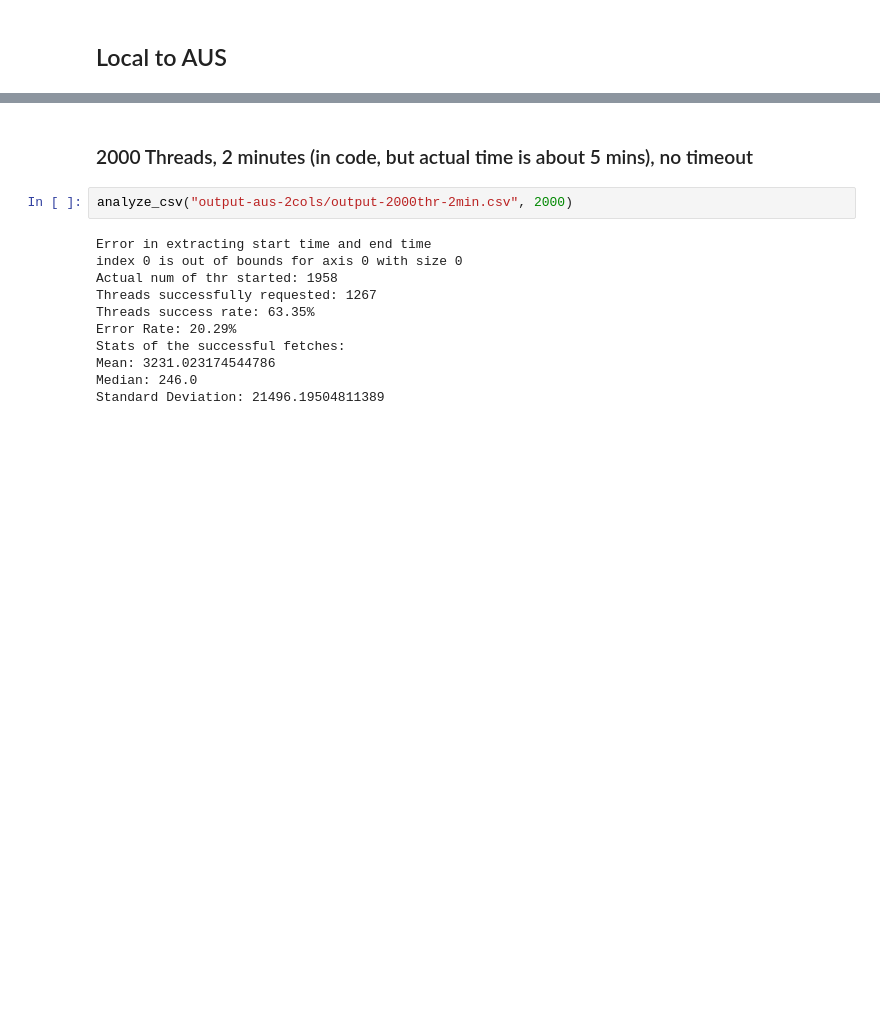
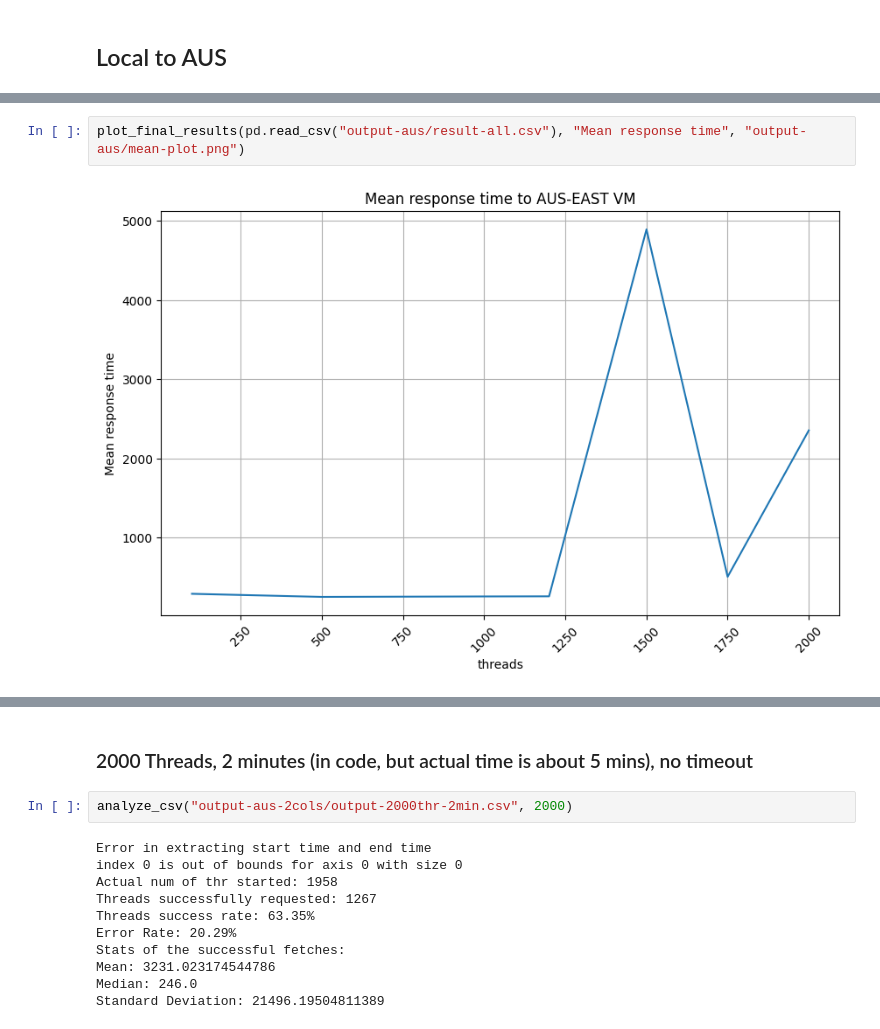
Before and after one commit to domomm/yomar_dapp_course, a Jupyter notebook: dsgt1-rmi/csv-analyzers.ipynb, the cells around one changed output, grey strips where cells are left out. Drawn from its saved outputs; the diff is of its cells as text; blank space fills up the shorter version.

```diff
--- a/dsgt1-rmi/csv-analyzers.ipynb
+++ b/dsgt1-rmi/csv-analyzers.ipynb
@@ -130,0 +387,4 @@ Standard Deviation: 110.20811325706349
+# %%
+plot_final_results(pd.read_csv("output-aus/result-all.csv"), "Mean response time", "output-aus/mean-plot.png")
+# %% [output]
+[figure, added]
```
Also changed, not shown: parts of 30 cells of this notebook, 34 other files.
